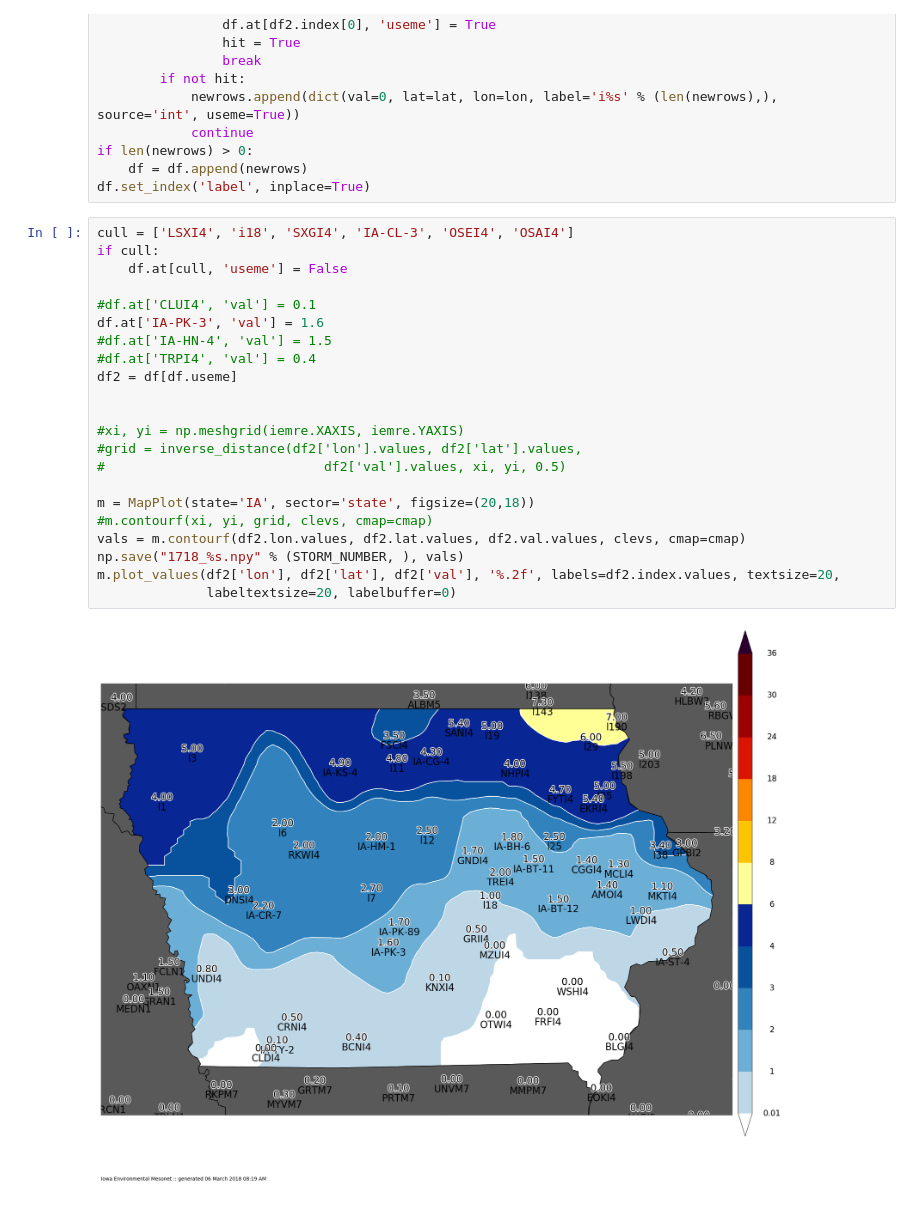
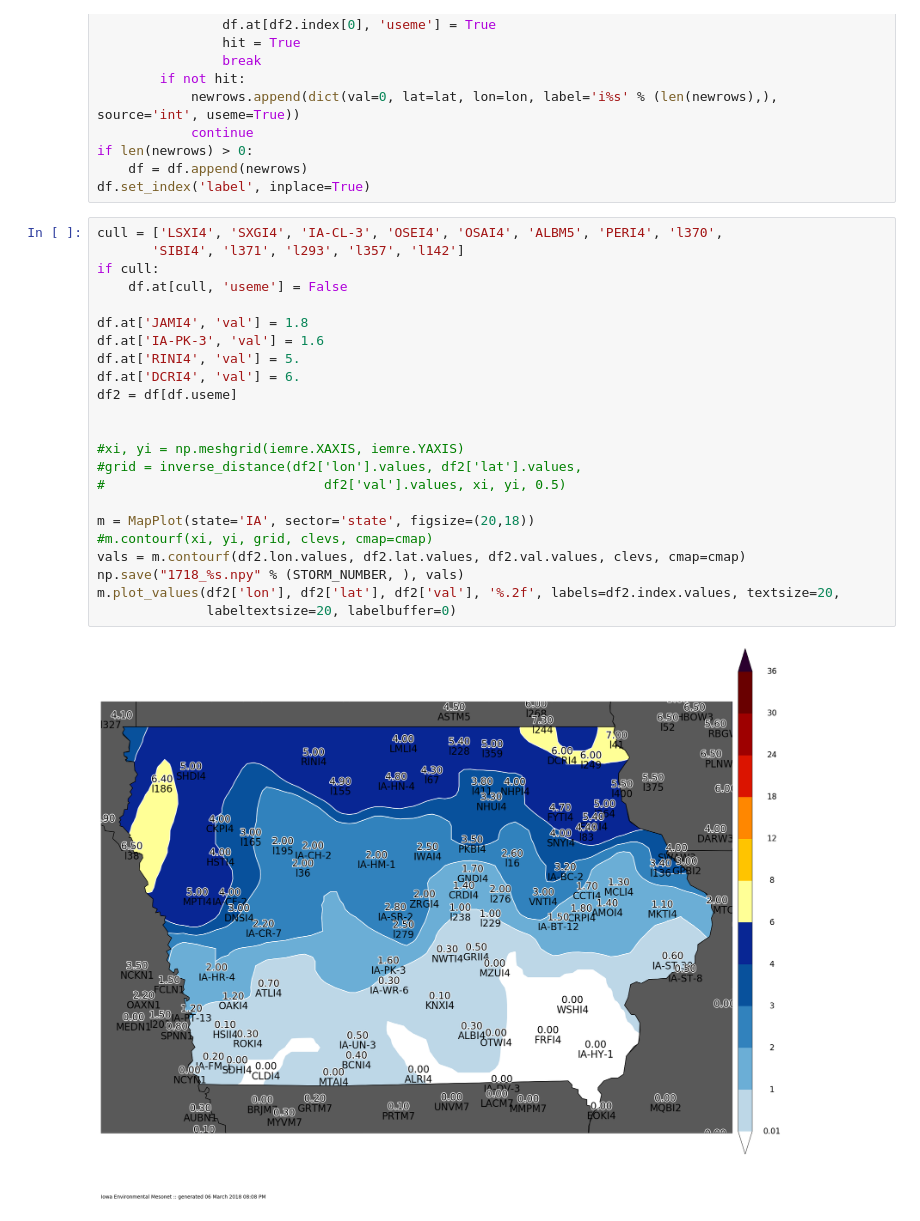
Before and after one commit to akrherz/DEV, a Jupyter notebook: coop/feature_snowfall_analysis.ipynb, the cells around one changed output. Drawn from its saved outputs; the diff is of its cells as text.

Commit message:
updated storm 20 plot

```diff
--- a/coop/feature_snowfall_analysis.ipynb
+++ b/coop/feature_snowfall_analysis.ipynb
@@ -110,29 +110,30 @@ if len(newrows) > 0:
     df = df.append(newrows)
 df.set_index('label', inplace=True)
 # %%
-cull = ['LSXI4', 'i18', 'SXGI4', 'IA-CL-3', 'OSEI4', 'OSAI4']
+cull = ['LSXI4', 'SXGI4', 'IA-CL-3', 'OSEI4', 'OSAI4', 'ALBM5', 'PERI4', 'l370',
+       'SIBI4', 'l371', 'l293', 'l357', 'l142']
 if cull:
     df.at[cull, 'useme'] = False
 
-#df.at['CLUI4', 'val'] = 0.1
+df.at['JAMI4', 'val'] = 1.8
 df.at['IA-PK-3', 'val'] = 1.6
-#df.at['IA-HN-4', 'val'] = 1.5
-#df.at['TRPI4', 'val'] = 0.4
+df.at['RINI4', 'val'] = 5.
+df.at['DCRI4', 'val'] = 6.
 df2 = df[df.useme]
 
 
 #xi, yi = np.meshgrid(iemre.XAXIS, iemre.YAXIS)
 #grid = inverse_distance(df2['lon'].values, df2['lat'].values,
 #                            df2['val'].values, xi, yi, 0.5)
 
 m = MapPlot(state='IA', sector='state', figsize=(20,18))
 #m.contourf(xi, yi, grid, clevs, cmap=cmap)
 vals = m.contourf(df2.lon.values, df2.lat.values, df2.val.values, clevs, cmap=cmap)
 np.save("1718_%s.npy" % (STORM_NUMBER, ), vals)
 m.plot_values(df2['lon'], df2['lat'], df2['val'], '%.2f', labels=df2.index.values, textsize=20,
               labeltextsize=20, labelbuffer=0)
 # %% [output]
-[figure, old version]
+[figure, new version]
 # %%
 # now we are ready to plot!
 
```
Also changed, not shown: parts of 1 cell of this notebook, 1 other file.
